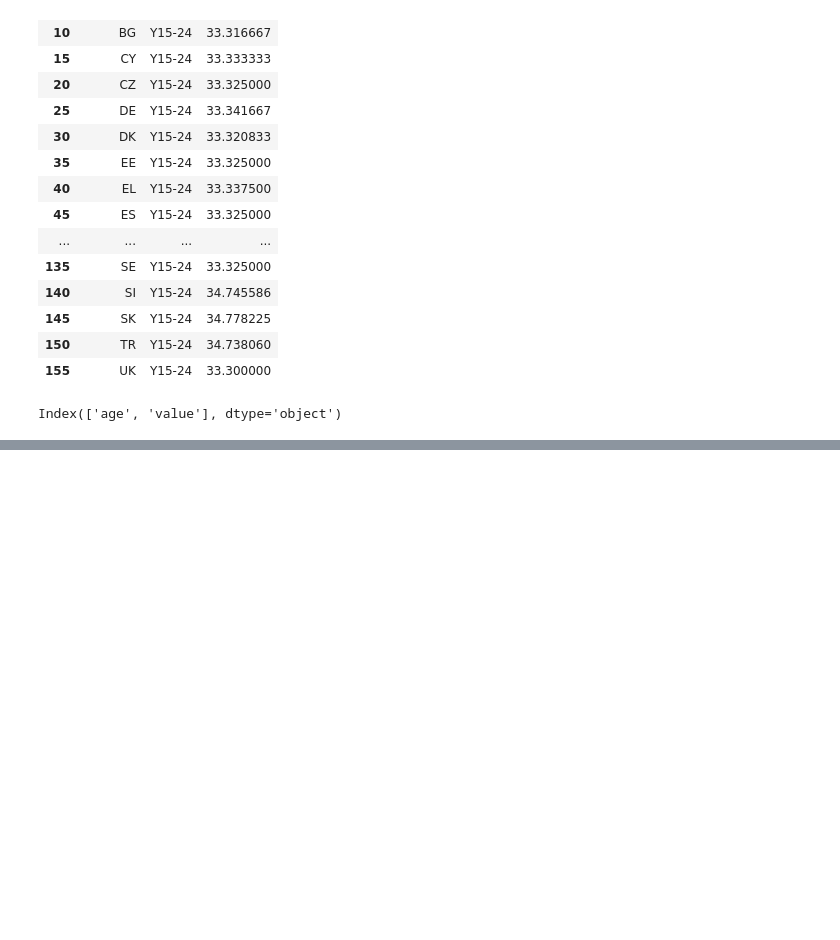
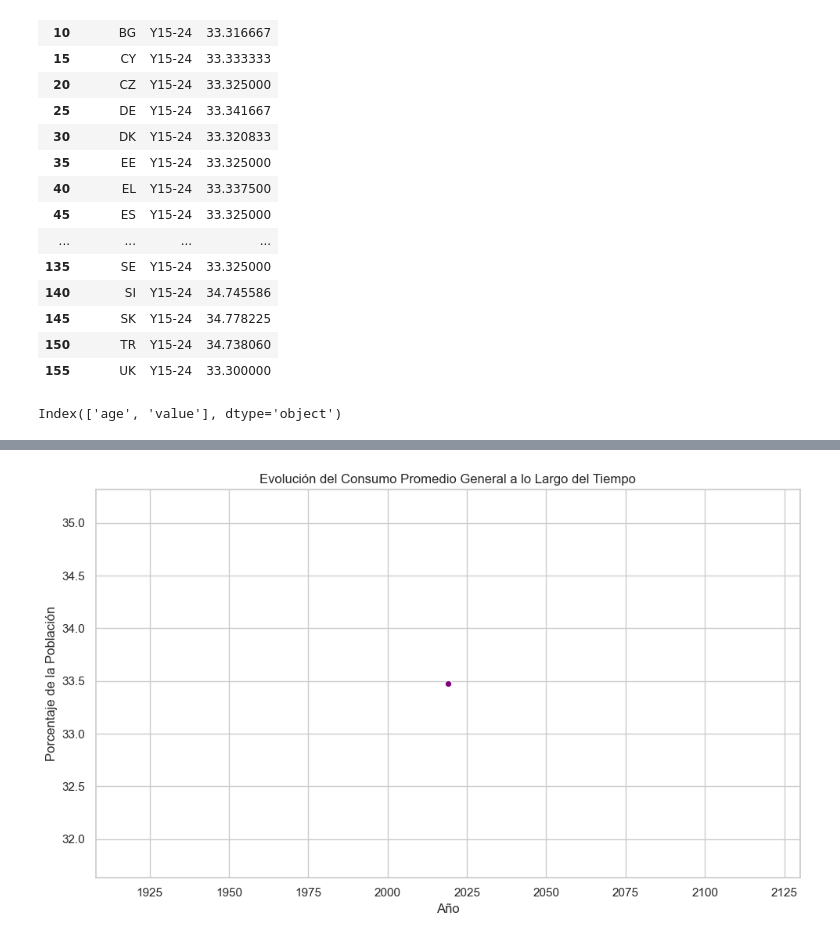
Before and after one commit to AntonioDavid333/Mental-Health-Data-Analysis, a Jupyter notebook: fruitsVegetablesConsumption.ipynb, the cells around one changed output, grey strips where cells are left out. Drawn from its saved outputs; the diff is of its cells as text; code cells hidden in the pictures; blank space fills up the shorter version.

```diff
--- a/fruitsVegetablesConsumption.ipynb
+++ b/fruitsVegetablesConsumption.ipynb
@@ -390,0 +417,23 @@ Index(['age', 'value'], dtype='object')
+# %%
+# Preprocesamiento: Agrupar por año (time) y calcular el promedio general de consumo
+df_time = df_limpio.groupby(['time'])['value'].mean().reset_index()
+# Asegúrate de que 'time' es numérico para el eje x
+df_time['time'] = pd.to_numeric(df_time['time'])
+
+plt.figure(figsize=(10, 6))
+# Gráfico de líneas
+sns.lineplot(
+    data=df_time,
+    x='time',
+    y='value',
+    marker='o',
+    color='purple'
+)
+plt.title('Evolución del Consumo Promedio General a lo Largo del Tiempo')
+plt.xlabel('Año')
+plt.ylabel('Porcentaje de la Población')
+plt.grid(True)
+plt.tight_layout()
+plt.show()
+# %% [output]
+[figure, added]
```
Also changed, not shown: parts of 8 cells of this notebook, 1 other file.
